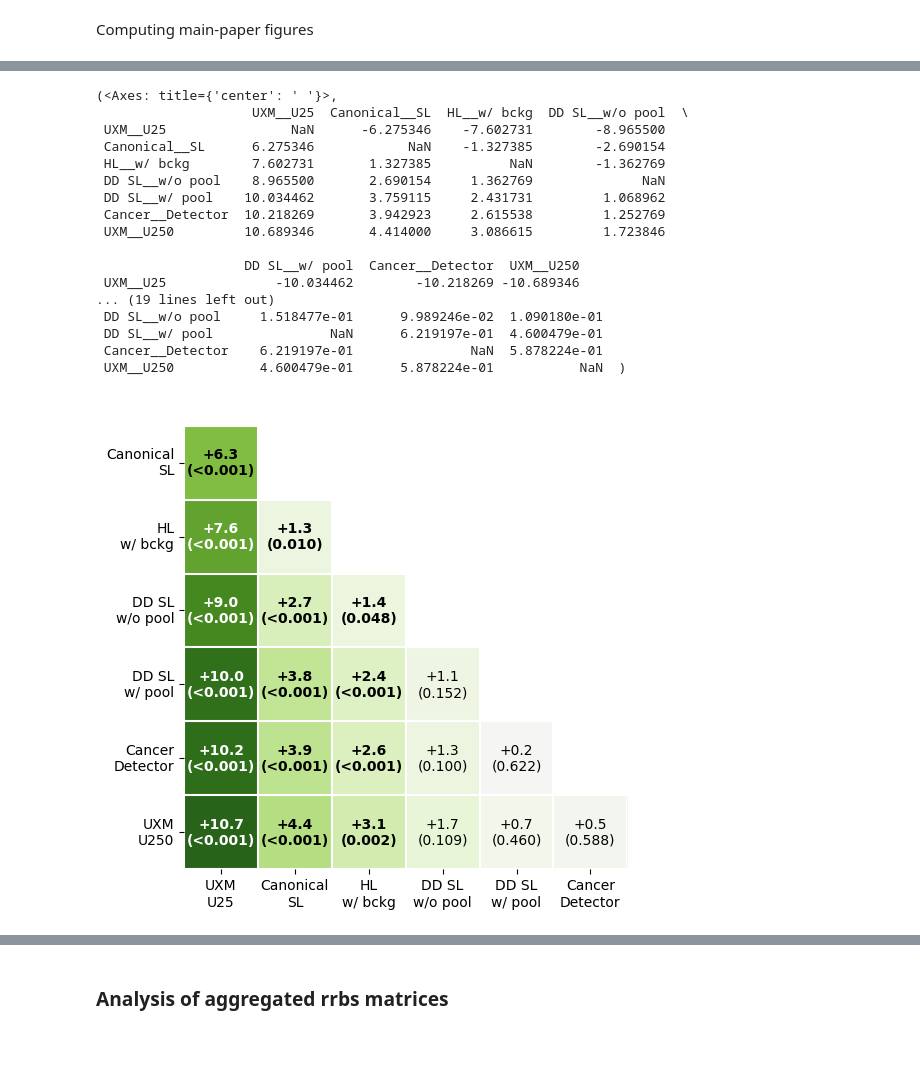
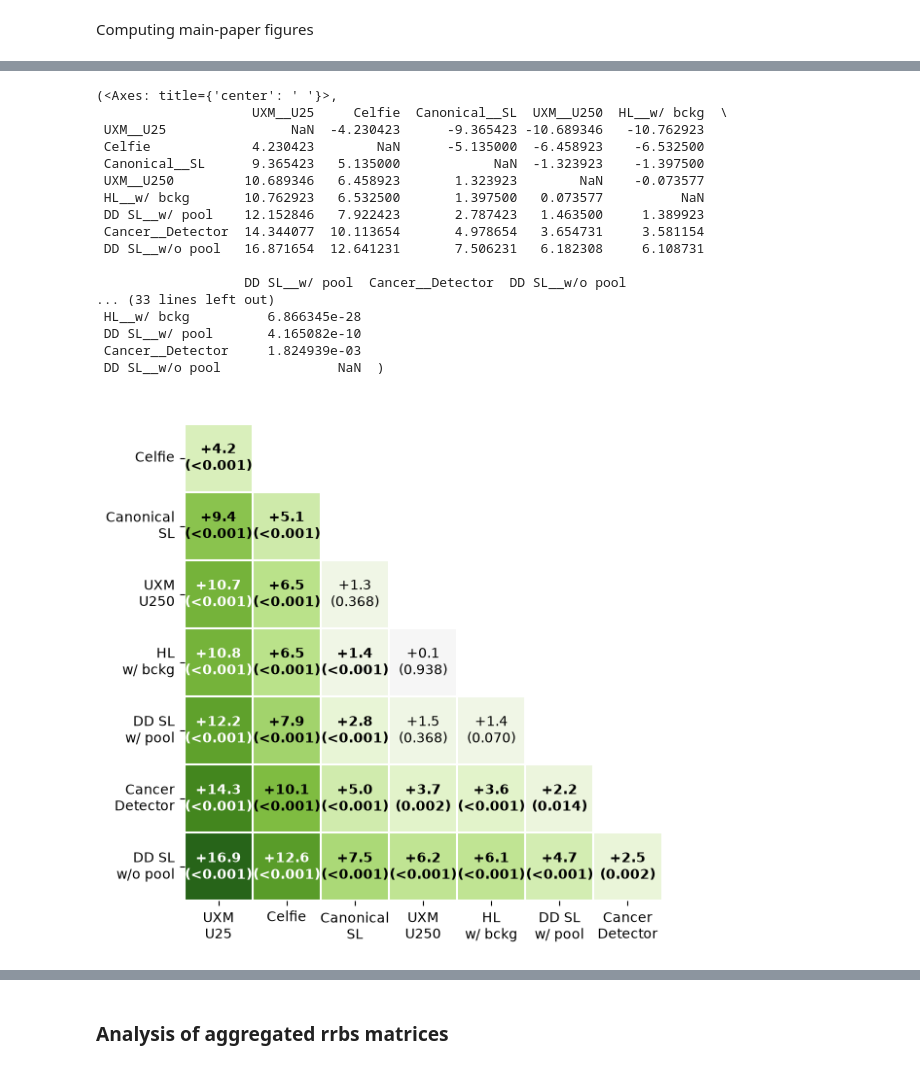
Before and after one commit to CompEpigen/syto, a Jupyter notebook: EDA/cfsort_results_analysis.ipynb, the cells around one changed output, grey strips where cells are left out. Saved outputs shown, nothing was run; the diff lists cells and outputs as text; code cells hidden in the pictures.

```diff
--- a/EDA/cfsort_results_analysis.ipynb
+++ b/EDA/cfsort_results_analysis.ipynb
@@ -1791,16 +2331,17 @@ Passing `palette` without assigning `hue` is deprecated and will be removed in v
 # %%
-for i in range(1, len(files_with_results)):
+for i in range(2, len(files_with_results)):
     methods = our_results[i].columns[5:]
     syto_tsc = compute_on_target_proportions(
         our_results[i], tissue_mapping_df, methods
     ).dropna()
-    syto_tsc = syto_tsc.merge(uxm_tsc[["file", "UXM U25"]], on="file")
+    print(files_with_results[i], np.round(syto_tsc[methods].to_numpy().flatten().mean(),3))
+    syto_tsc = syto_tsc.merge(new_baselines_tsc[["file", "Celfie"]], on="file")
     compare_methods_plot(
         syto_tsc,
         syto_tsc.columns[4:],
         show_points=False,
-        baseline="UXM U25",
-        figsize=(15, 6),
+        baseline="Celfie",
+        figsize=(20, 6),
         kind="box",
         central_tendency="mean",
         bracket_step=0.12,
@@ -1817,30 +2358,30 @@ Computing main-paper figures
 # %%
 best_results = [
     (
-        "cfsort_results/Cancer Detector/cfSort_rrbs_cancerdetector_trainfreqprior_prior_blengind.csv",
+        "cfsort_results_v2/Cancer Detector/cfSort_rrbs_cancerdetector_trainfreqprior_prior_blengind.csv",
         "Train Frequencies__Top156 Features__Cancer__Detector__XGB__vector",
     ),
     (
-        "cfsort_results/Soft Labels Canonical/top156features/cfSort_rrbs_dismir_soft_canonical_top156features_results_prior_blengind.csv",
-        "Soft Labels Canonical__Top156 Features__Dismir__XGB__vector",
+        "cfsort_results_v2/Soft Labels Canonical/top156features/cfSort_rrbs_dismir_soft_canonical_top156features_results_prior_blengind.csv",
+        "Soft Labels Canonical__Top156 Features__Dismir__NNLS__vector",
     ),
     (
-        "cfsort_results/Soft Labels/cfSort_rrbs_dismir_soft_results_prior_blengind.csv",
-        "Soft Labels__Top156 Features__Dismir__XGB__vector",
+        "cfsort_results_v2/Soft Labels/cfSort_rrbs_methylbert_soft_prior_blengind.csv",
+        "Soft Labels__Top156 Features__MethylBERT__SWN__simplex",
     ),
     (
-        "cfsort_results/Soft Labels No Pooling/cfSort_rrbs_dismir_soft_nopolling_results_prior_blengind.csv",
-        "Soft Labels No Pooling__Top156 Features__Dismir__SWN__vector",
+        "cfsort_results_v2/Soft Labels No Pooling/cfSort_rrbs_lookup_soft_nopooling_prior_blengind.csv",
+        "Soft Labels No Pooling__Top156 Features__Lookup__NNLS__vector",
     ),
     (
-        "cfsort_results/Hard Labels/top156features/cfSort_rrbs_dismir_hard_top156features_results_prior_blengind.csv",
+        "cfsort_results_v2/Hard Labels/top156features/cfSort_rrbs_dismir_hard_top156features_results_prior_blending.csv",
         "Hard Labels__Top156 Features__Dismir__NNLS__vector",
     ),
 ]
 # %%
 from tqdm import tqdm
 # %%
-main_tsc = uxm_tsc.copy(True)
+main_tsc = new_baselines_tsc.copy(True)
 
 for file, method in tqdm(best_results):
     target = [i for (i, x) in enumerate(files_with_results) if x == file][0]
@@ -1897,10 +2438,11 @@ main_tsc_forcd = main_tsc.copy(True)
 main_tsc_forcd.rename(
     columns={
         "UXM U25": "UXM__U25",
-        "Soft Labels Canonical__Top156 Features__Dismir__XGB__vector": "Canonical__SL",
+        "Soft Labels Canonical__Top156 Features__Dismir__NNLS__vector": "Canonical__SL",
         "Hard Labels__Top156 Features__Dismir__NNLS__vector": "HL__w/ bckg",
-        "Soft Labels No Pooling__Top156 Features__Dismir__SWN__vector": "DD SL__w/o pool",
-        "Soft Labels__Top156 Features__Dismir__XGB__vector": "DD SL__w/ pool",
+        "Soft Labels No Pooling__Top156 Features__Lookup__NNLS__vector": "DD SL__w/o pool",
+        # "Soft Labels__Top156 Features__Dismir__XGB__vector": "DD SL__w/ pool",
+        "Soft Labels__Top156 Features__MethylBERT__SWN__simplex": "DD SL__w/ pool",
         "Train Frequencies__Top156 Features__Cancer__Detector__XGB__vector": "Cancer__Detector",
         "UXM U250": "UXM__U250",
     },
@@ -2021,43 +2631,45 @@ plot_deconvolution_heatmap(main_tsc_forcd_aggregated)
 # %%
 pairwise_difference_heatmap(
     main_tsc_forcd,
     [
         "UXM__U25",
+        "Celfie",
         "Canonical__SL",
+        "UXM__U250",
         "HL__w/ bckg",
-        "DD SL__w/o pool",
         "DD SL__w/ pool",
         "Cancer__Detector",
-        "UXM__U250",
+        "DD SL__w/o pool",
     ],
     test="ttest_rel",
     title=" ",
     cmap="PiYG",
     save_path="main_rrbs_pvalues_numbers.pdf",
-    figsize=(5.5, 5.5),
+    figsize=(6, 6),
     label_sep="__",
     pvalue_decimals=3,
+    correction="holm",
     diff_decimals=1,
     cell_fontsize=10,
     annotation_format="pvalue",
     display_legend=False,
 )
 # %% [output]
 (<Axes: title={'center': ' '}>,
-                    UXM__U25  Canonical__SL  HL__w/ bckg  DD SL__w/o pool  \
- UXM__U25                NaN      -6.275346    -7.602731        -8.965500
- Canonical__SL      6.275346            NaN    -1.327385        -2.690154
- HL__w/ bckg        7.602731       1.327385          NaN        -1.362769
- DD SL__w/o pool    8.965500       2.690154     1.362769              NaN
- DD SL__w/ pool    10.034462       3.759115     2.431731         1.068962
- Cancer__Detector  10.218269       3.942923     2.615538         1.252769
- UXM__U250         10.689346       4.414000     3.086615         1.723846
+                    UXM__U25     Celfie  Canonical__SL  UXM__U250  HL__w/ bckg  \
+ UXM__U25                NaN  -4.230423      -9.365423 -10.689346   -10.762923
+ Celfie             4.230423        NaN      -5.135000  -6.458923    -6.532500
+ Canonical__SL      9.365423   5.135000            NaN  -1.323923    -1.397500
+ UXM__U250         10.689346   6.458923       1.323923        NaN    -0.073577
+ HL__w/ bckg       10.762923   6.532500       1.397500   0.073577          NaN
+ DD SL__w/ pool    12.152846   7.922423       2.787423   1.463500     1.389923
+ Cancer__Detector  14.344077  10.113654       4.978654   3.654731     3.581154
+ DD SL__w/o pool   16.871654  12.641231       7.506231   6.182308     6.108731
 
-                   DD SL__w/ pool  Cancer__Detector  UXM__U250
- UXM__U25              -10.034462        -10.218269 -10.689346
-... (19 lines left out)
- DD SL__w/o pool     1.518477e-01      9.989246e-02  1.090180e-01
- DD SL__w/ pool               NaN      6.219197e-01  4.600479e-01
- Cancer__Detector    6.219197e-01               NaN  5.878224e-01
- UXM__U250           4.600479e-01      5.878224e-01           NaN  )
+                   DD SL__w/ pool  Cancer__Detector  DD SL__w/o pool
+... (33 lines left out)
+ HL__w/ bckg          6.866345e-28
+ DD SL__w/ pool       4.165082e-10
+ Cancer__Detector     1.824939e-03
+ DD SL__w/o pool               NaN  )
-[figure, old version]
+[figure, new version]
```
Also changed, not shown: parts of 48 cells of this notebook, 41 other files.
